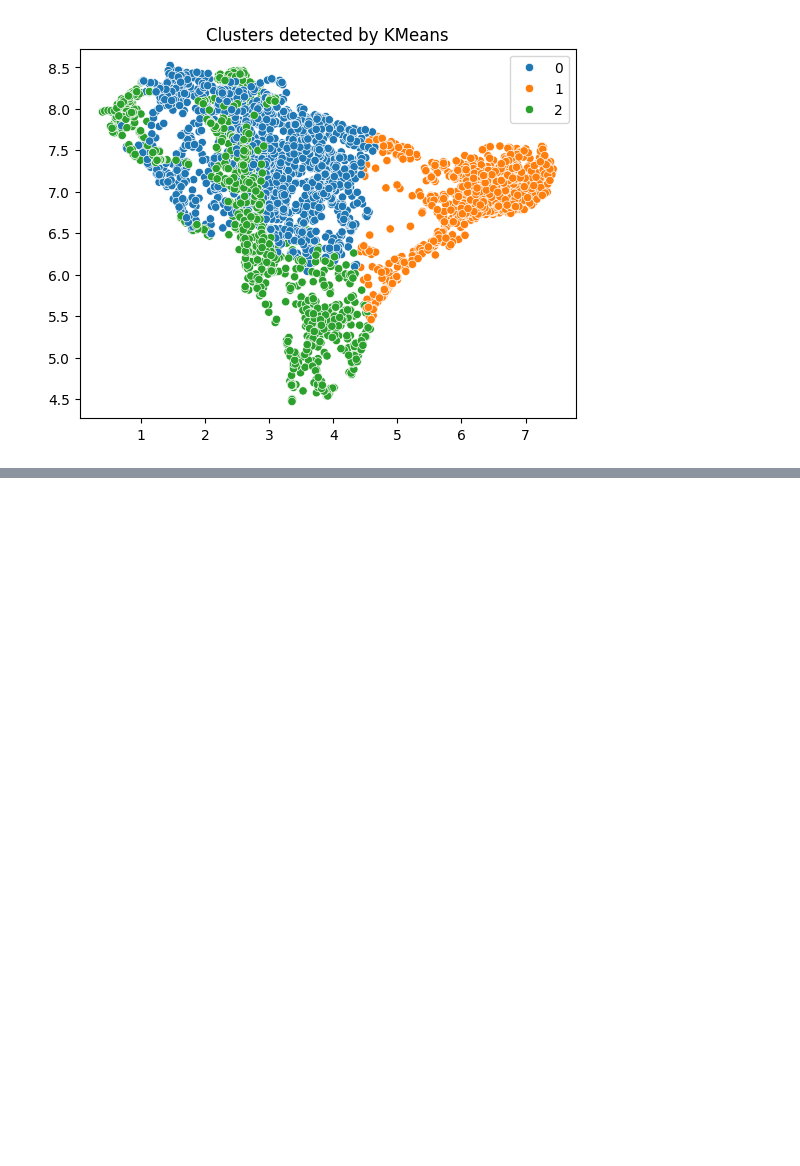
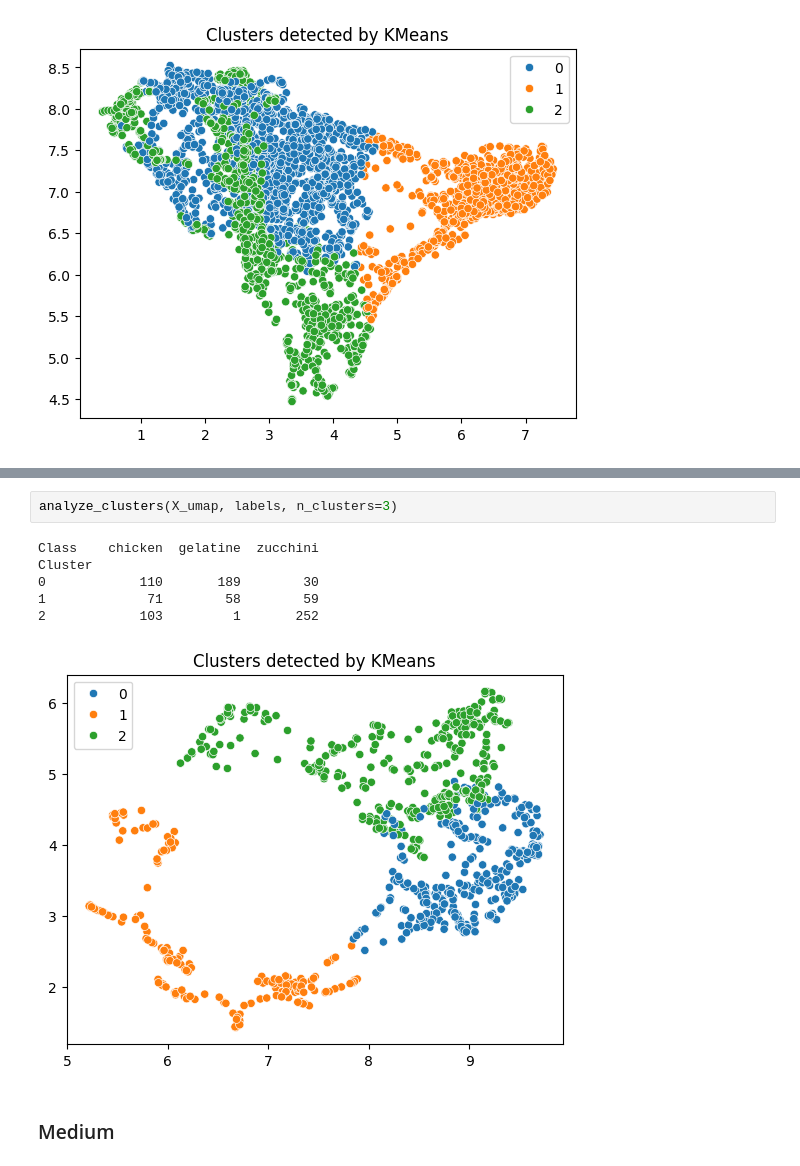
Before and after one commit to MartynaSokolowska/Vibroacoustic-analysis, a Jupyter notebook: clusters.ipynb, the cells around one changed output, grey strips where cells are left out. Saved outputs shown, nothing was run; the diff lists cells and outputs as text; blank space fills up the shorter version.

```diff
--- a/clusters.ipynb
+++ b/clusters.ipynb
@@ -232,0 +287,11 @@ Cluster
+# %%
+analyze_clusters(X_umap, labels, n_clusters=3)
+# %% [output]
+Class    chicken  gelatine  zucchini
+Cluster
+0            110       189        30
+1             71        58        59
+2            103         1       252
+[figure, added]
+# %% [markdown]
+### Medium
```
Also changed, not shown: parts of 18 cells of this notebook.
